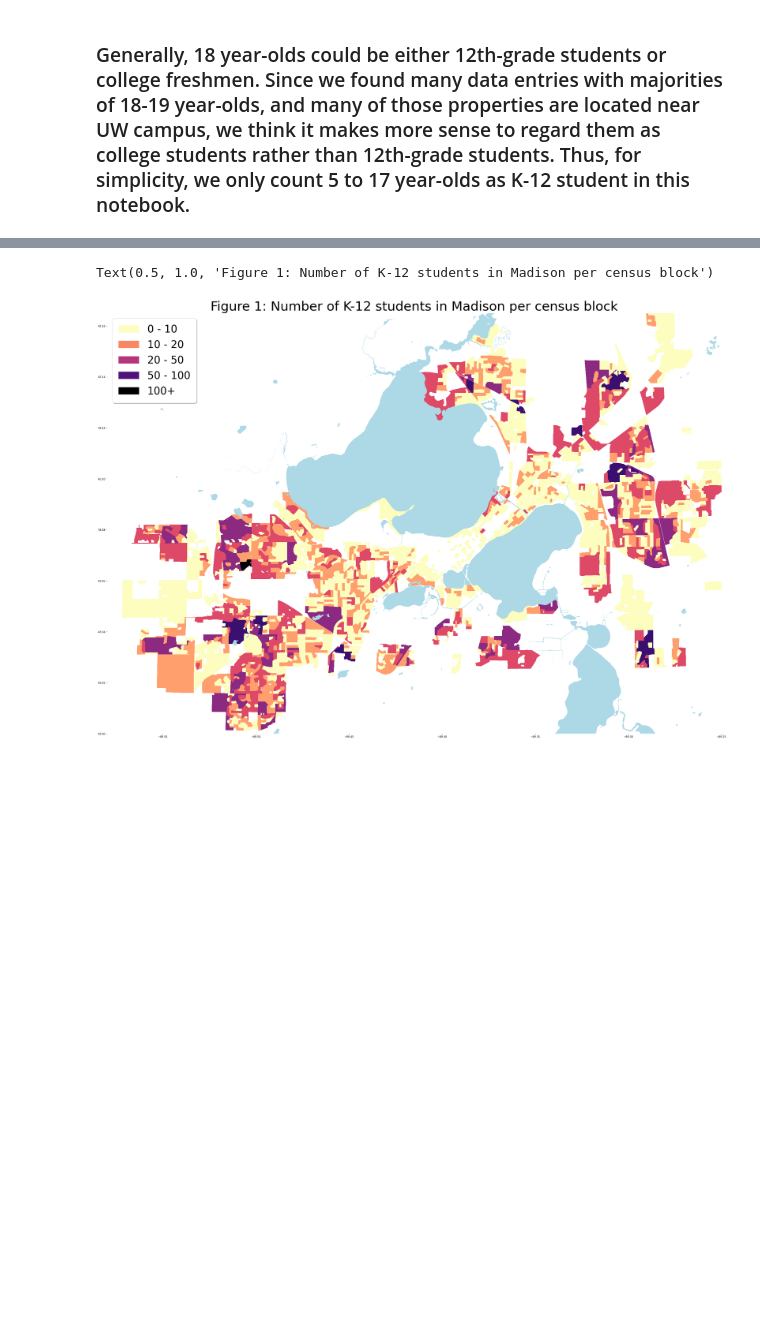
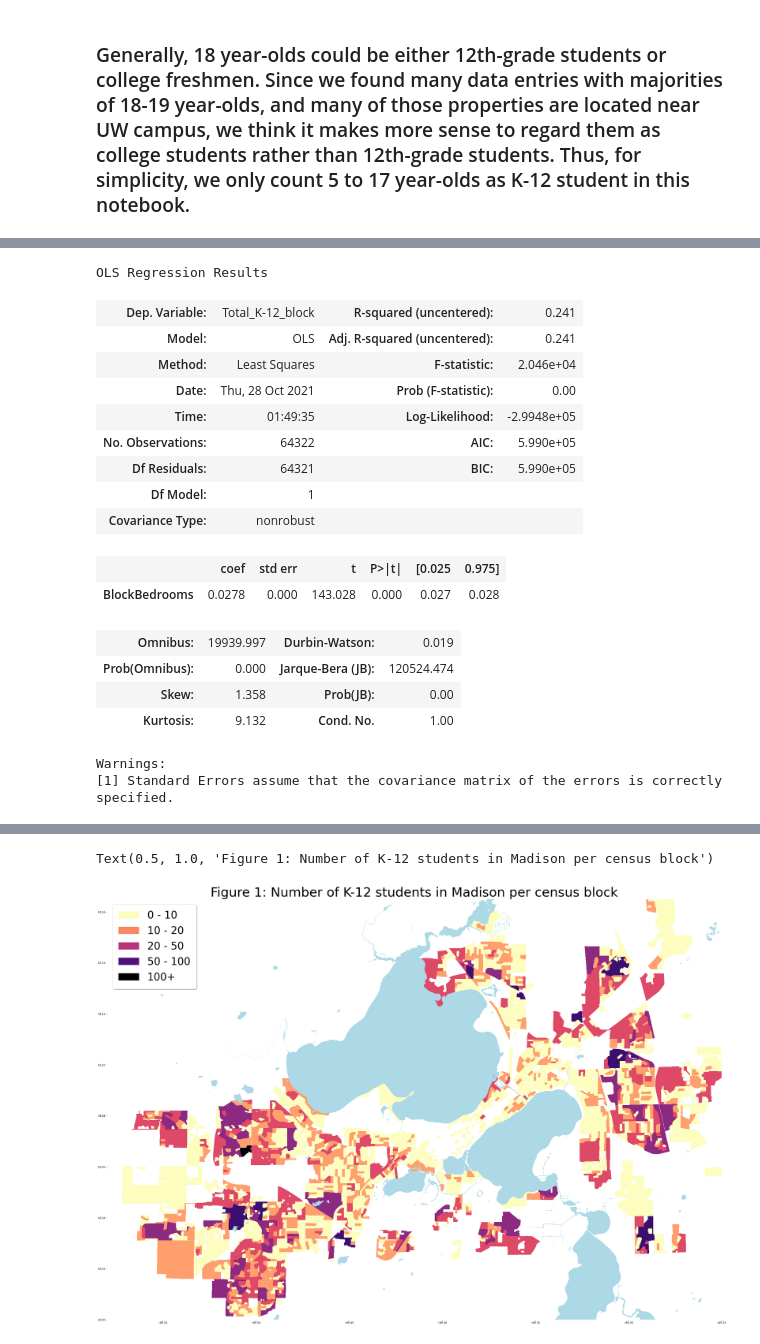
Before and after one commit to wesley0628/Internet-Access-Analysis, a Jupyter notebook: Internet_Access.ipynb, the cells around one changed output, grey strips where cells are left out. Cells and saved outputs as stored; diff of their text form; code cells hidden in the pictures; blank space fills up the shorter version.

```diff
--- a/Internet_Access.ipynb
+++ b/Internet_Access.ipynb
@@ -149,6 +149,33 @@ merged.head()
 | 2 | Block 2000, Block Group 2, Census... | 2306 Allied Dr | 8 unit Apartment | Commercial | 16 | POINT (-89.45986 43.02871) | 800935.774665 | 466068.197512 | 294 | ... |
 | 3 | Block 2000, Block Group 2, Census... | 2226 Allied Dr | 8 unit Apartment | Commercial | 16 | POINT (-89.45973 43.02952) | 800970.644487 | 466366.051694 | 294 | ... |
 | 4 | Block 2000, Block Group 2, Census... | 2234 Allied Dr | 8 unit Apartment | Commercial | 16 | POINT (-89.45978 43.02925) | 800959.021351 | 466267.246640 | 294 | ... |
+# %%
+import statsmodels.api as sm
+target = merged['Total_K-12_block']
+X = merged['BlockBedrooms']
+
+model = sm.OLS(target, X).fit()
+predictions = model.predict(X)
+model.summary()
+# %% [output]
+OLS Regression Results
+| Dep. Variable: | Total_K-12_block | R-squared (uncentered): | 0.241 |
+| Model: | OLS | Adj. R-squared (uncentered): | 0.241 |
+| Method: | Least Squares | F-statistic: | 2.046e+04 |
+| Date: | Thu, 28 Oct 2021 | Prob (F-statistic): | 0.00 |
+| Time: | 01:49:35 | Log-Likelihood: | -2.9948e+05 |
+| No. Observations: | 64322 | AIC: | 5.990e+05 |
+| Df Residuals: | 64321 | BIC: | 5.990e+05 |
+| Df Model: | 1 |  |  |
+| Covariance Type: | nonrobust |  |  |
+|  | coef | std err | t | P>|t| | [0.025 | 0.975] |
+| BlockBedrooms | 0.0278 | 0.000 | 143.028 | 0.000 | 0.027 | 0.028 |
+| Omnibus: | 19939.997 | Durbin-Watson: | 0.019 |
+| Prob(Omnibus): | 0.000 | Jarque-Bera (JB): | 120524.474 |
+| Skew: | 1.358 | Prob(JB): | 0.00 |
+| Kurtosis: | 9.132 | Cond. No. | 1.00 |
+Warnings:
+[1] Standard Errors assume that the covariance matrix of the errors is correctly specified.
 # %%
 # merged["K12_est"] = merged["Total_K-12_block"] * merged["Bedrooms"] / merged["BlockBedrooms"]
 K12_df = merged
```
Also changed, not shown: parts of 1 cell of this notebook, 1 other file.
